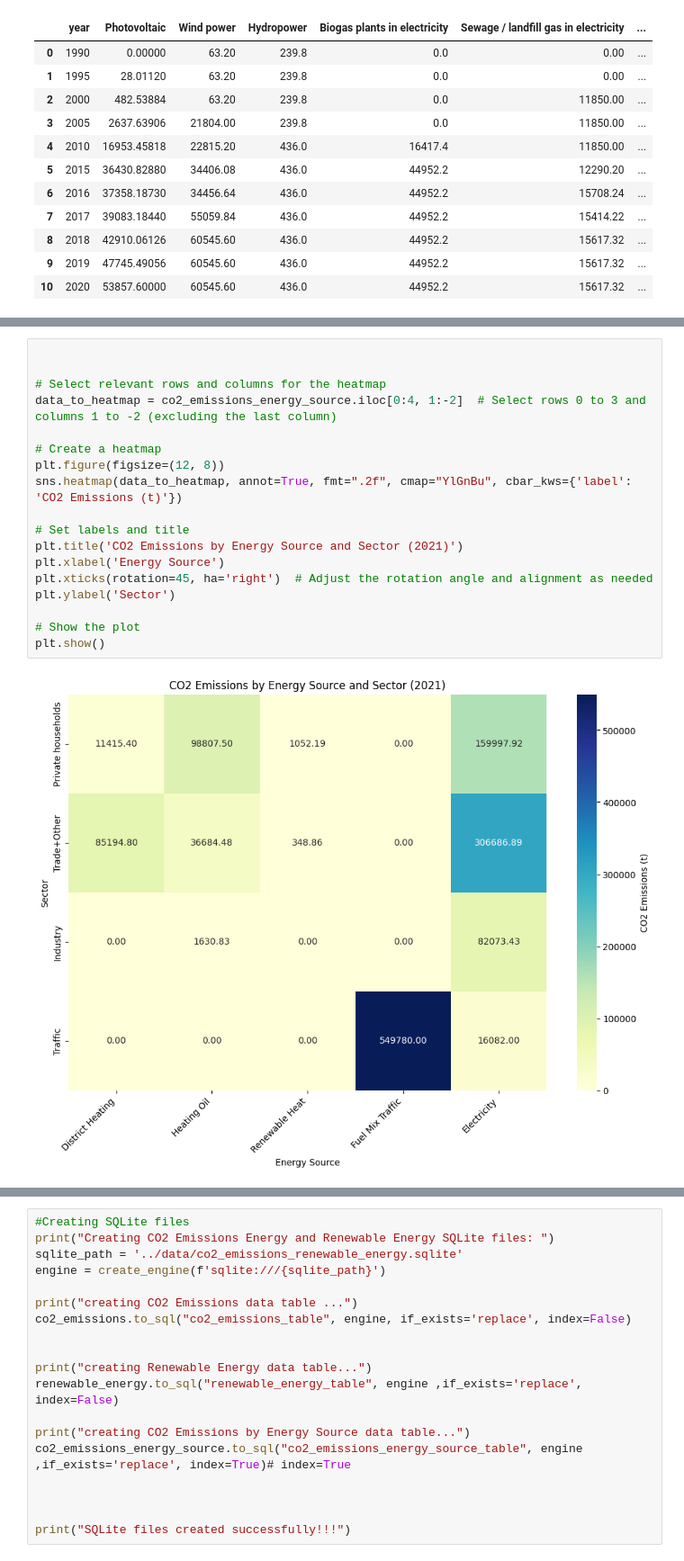
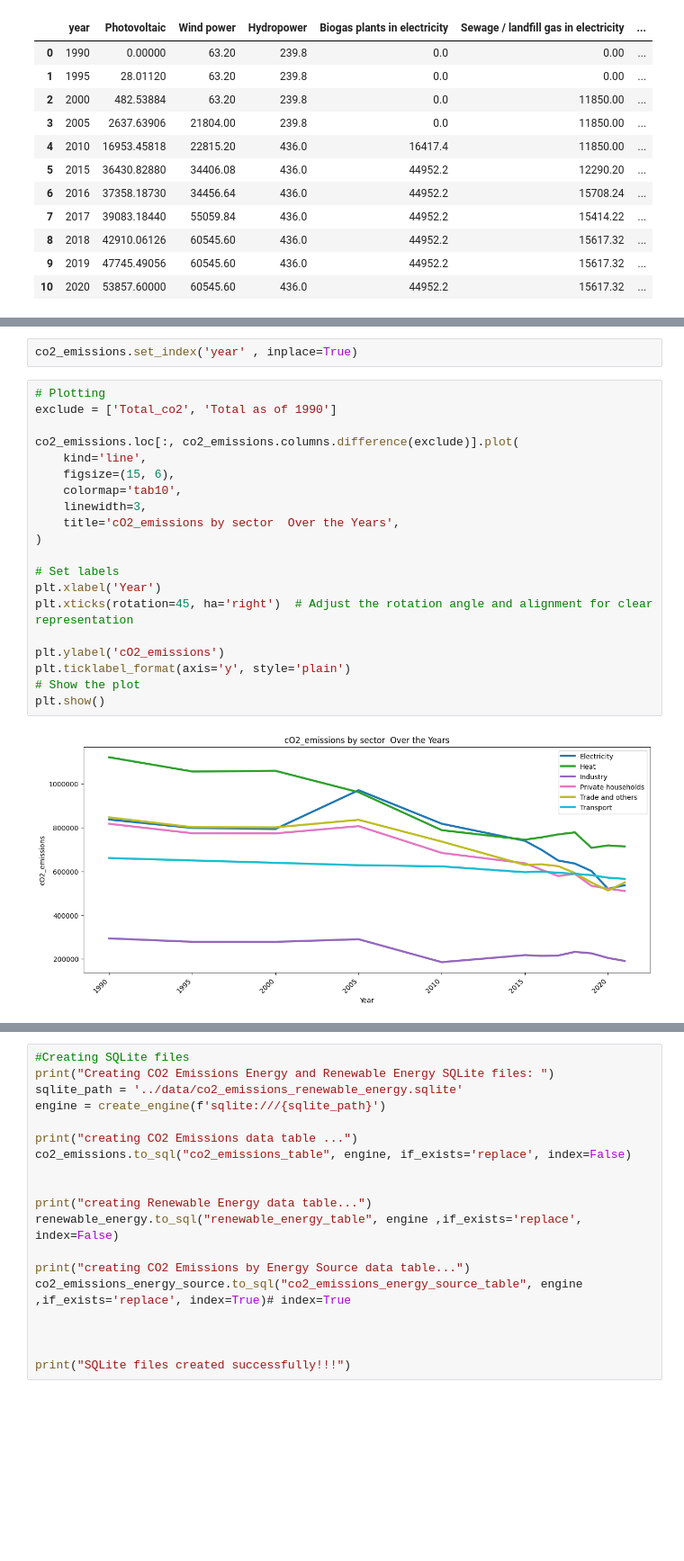
Before and after one commit to AsmaFarag95/made-template, a Jupyter notebook: project/report.ipynb, the cells around one changed output, grey strips where cells are left out. Shown at 90% size. Cells and saved outputs as stored; diff of their text form; blank space fills up the shorter version.

```diff
--- a/project/report.ipynb
+++ b/project/report.ipynb
@@ -803,20 +273,24 @@ plt.show()
-# %%
-
-
-# Select relevant rows and columns for the heatmap
-data_to_heatmap = co2_emissions_energy_source.iloc[0:4, 1:-2]  # Select rows 0 to 3 and columns 1 to -2 (excluding the last column)
-
-# Create a heatmap
-plt.figure(figsize=(12, 8))
-sns.heatmap(data_to_heatmap, annot=True, fmt=".2f", cmap="YlGnBu", cbar_kws={'label': 'CO2 Emissions (t)'})
-
-# Set labels and title
-plt.title('CO2 Emissions by Energy Source and Sector (2021)')
-plt.xlabel('Energy Source')
-plt.xticks(rotation=45, ha='right')  # Adjust the rotation angle and alignment as needed
-plt.ylabel('Sector')
-
-# Show the plot
-plt.show()
-# %% [output]
-[figure, removed]
+# %%
+co2_emissions.set_index('year' , inplace=True)
+# %%
+# Plotting
+exclude = ['Total_co2',	'Total as of 1990']
+
+co2_emissions.loc[:, co2_emissions.columns.difference(exclude)].plot(
+    kind='line',
+    figsize=(15, 6),
+    colormap='tab10',
+    linewidth=3,
+    title='cO2_emissions by sector  Over the Years',
+)
+
+# Set labels
+plt.xlabel('Year')
+plt.xticks(rotation=45, ha='right')  # Adjust the rotation angle and alignment for clear representation
+
+plt.ylabel('cO2_emissions')
+plt.ticklabel_format(axis='y', style='plain')
+# Show the plot
+plt.show()
+# %% [output]
+[figure, added]
```
Also changed, not shown: parts of 162 cells of this notebook.
